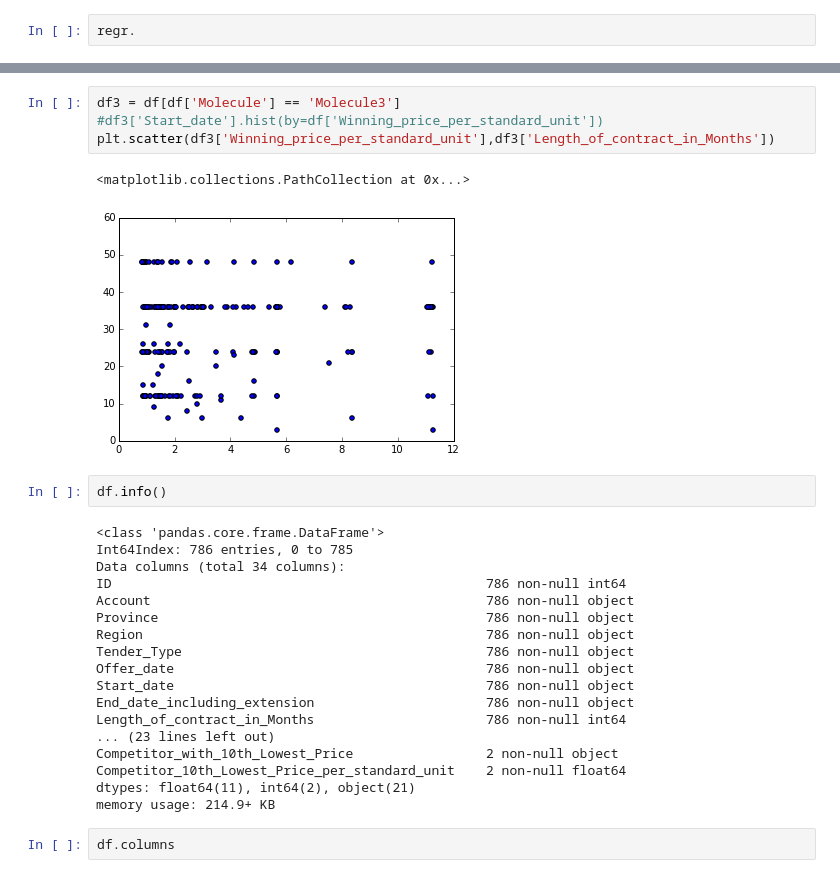
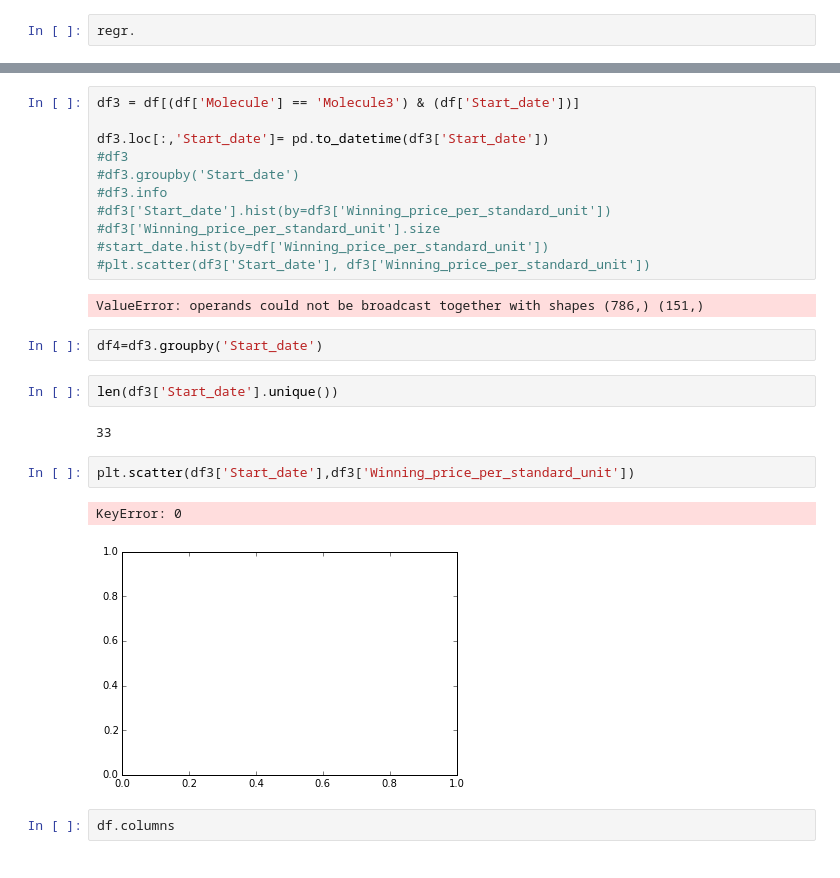
Before and after one commit to thefifthhead/data-science-contests, a Jupyter notebook: crowd-analytics/contests/predict-bidding-price-of-generic-drugs/predict-bidding-price-of-generic-drugs.ipynb, the cells around one changed output, grey strips where cells are left out. Drawn from its saved outputs; the diff is of its cells as text.

```diff
--- a/crowd-analytics/contests/predict-bidding-price-of-generic-drugs/predict-bidding-price-of-generic-drugs.ipynb
+++ b/crowd-analytics/contests/predict-bidding-price-of-generic-drugs/predict-bidding-price-of-generic-drugs.ipynb
@@ -28,30 +48,27 @@ regr.
 # %%
-df3 = df[df['Molecule'] == 'Molecule3']
-#df3['Start_date'].hist(by=df['Winning_price_per_standard_unit'])
-plt.scatter(df3['Winning_price_per_standard_unit'],df3['Length_of_contract_in_Months'])
+df3 = df[(df['Molecule'] == 'Molecule3') & (df['Start_date'])]
+
+df3.loc[:,'Start_date']= pd.to_datetime(df3['Start_date'])
+#df3
+#df3.groupby('Start_date')
+#df3.info
+#df3['Start_date'].hist(by=df3['Winning_price_per_standard_unit'])
+#df3['Winning_price_per_standard_unit'].size
+#start_date.hist(by=df['Winning_price_per_standard_unit'])
+#plt.scatter(df3['Start_date'], df3['Winning_price_per_standard_unit'])
 # %% [output]
-<matplotlib.collections.PathCollection at 0x...>
+ValueError: operands could not be broadcast together with shapes (786,) (151,)
-[figure, removed]
-# %%
-df.info()
-# %% [output]
-<class 'pandas.core.frame.DataFrame'>
-Int64Index: 786 entries, 0 to 785
-Data columns (total 34 columns):
-ID                                                786 non-null int64
-Account                                           786 non-null object
-Province                                          786 non-null object
-Region                                            786 non-null object
-Tender_Type                                       786 non-null object
-Offer_date                                        786 non-null object
-Start_date                                        786 non-null object
-End_date_including_extension                      786 non-null object
-Length_of_contract_in_Months                      786 non-null int64
-... (23 lines left out)
-Competitor_with_10th_Lowest_Price                 2 non-null object
-Competitor_10th_Lowest_Price_per_standard_unit    2 non-null float64
-dtypes: float64(11), int64(2), object(21)
-memory usage: 214.9+ KB
+# %%
+df4=df3.groupby('Start_date')
+# %%
+len(df3['Start_date'].unique())
+# %% [output]
+33
+# %%
+plt.scatter(df3['Start_date'],df3['Winning_price_per_standard_unit'])
+# %% [output]
+KeyError: 0
+[figure, added]
 # %%
 df.columns
 # %% [output]
```
Also changed, not shown: parts of 2 cells of this notebook.
